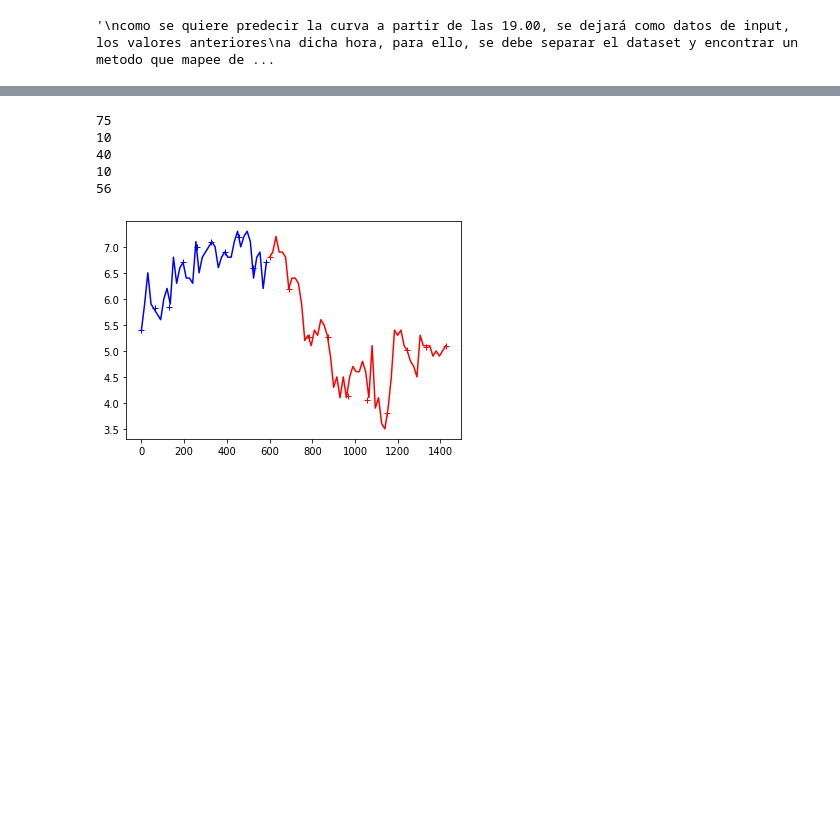
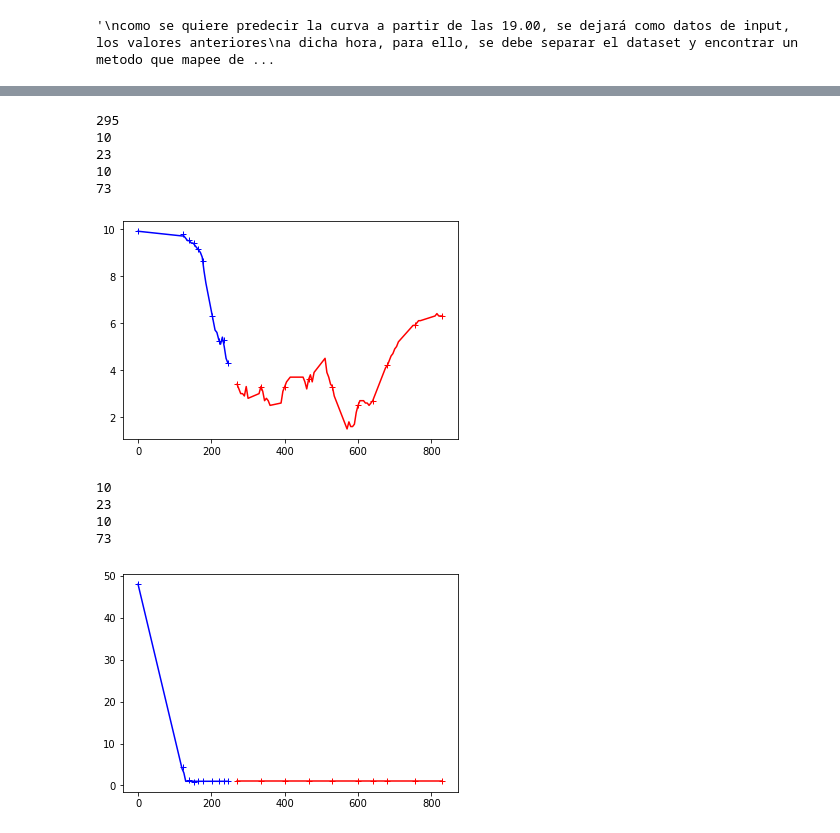
Before and after one commit to frmunozz/AGRIMED, a Jupyter notebook: notebooks/regresor_mlp_mm.ipynb, the cells around one changed output, grey strips where cells are left out. Cells and saved outputs as stored; diff of their text form; code cells hidden in the pictures; blank space fills up the shorter version.

```diff
--- a/notebooks/regresor_mlp_mm.ipynb
+++ b/notebooks/regresor_mlp_mm.ipynb
@@ -488,0 +292,8 @@ plt.hist(aux)
+# %%
+aux = []
+# for x in range(len(df)):
+for x in df.index:
+    aux.append(suavidad_de_curva(df['RadS'][x], epsilon=20, limite=10))
+print('cantidad de dias que se creen despejados: ', sum(aux))
+df['Suave'] = aux
+# df.head()
@@ -512,7 +411,7 @@ RADS_OUT = []
 TIEM_OUT = []
 # %%
 # recorrer dia a dia
-for x in range(len(df)):
+for x in df.index:
     temp_inp = []
     patm_inp = []
     hume_inp = []
@@ -527,7 +426,7 @@ for x in range(len(df)):
 # recorrer arreglo de Tiem para ver horas
     inicio = df['Tiem'][x][0]
     for i, h in enumerate(df['Tiem'][x]):
-        if h < time(19) and h >= inicio:
+        if h < time(20) and h >= inicio:
 # despues de las 19.00 es el output deseado, en la temperatura
             temp_inp.append(df['Temp'][x][i])
             patm_inp.append(df['PAtm'][x][i])
@@ -577,11 +488,11 @@ df.head()
 # %%
-x = 30
-plt.plot(df['Tiem_inp'][x], df['Temp_inp'][x], '.', label='inp')
-plt.plot(df['Tiem_out'][x], df['Temp_out'][x], '.', label='out')
-plt.legend()
-plt.show()
-# x = 2
+# x = 30
 # plt.plot(df['Tiem_inp'][x], df['Temp_inp'][x], '.', label='inp')
+# plt.plot(df['Tiem_out'][x], df['Temp_out'][x], '.', label='out')
+# plt.legend()
+# plt.show()
+# # x = 2
+# plt.plot(df['Tiem_inp'][x], df['RadS_inp'][x], '.', label='inp')
 # plt.plot(df['Tiem_out'][x], df['RadS_out'][x], '.', label='out')
 # plt.legend()
 # plt.show()
@@ -593,7 +502,8 @@ TIEMPO_INP = []
 TIEMPO_OUT = []
 
 # recorrer hora e ir sumando a medida que el tiempo pase
-for x in range(len(df)):
+# for x in range(len(df)):
+for x in df.index:
     hora = df['Tiem_inp'][x][0]
     anterior = hora.hour * 60 + hora.minute
     suma = 0
@@ -656,24 +568,39 @@ def interpolar(serie, n_puntos):
     return y_pred
 # %%
 print(len(df))
-x = 45
+x = df.index[45]
 n = 10
 plt.plot(interpolar(df['tabs_inp'][x], n), interpolar(df['Temp_inp'][x], n), '+b')
 print(len(interpolar(df['Temp_inp'][x], n)))
 plt.plot(df['tabs_inp'][x], df['Temp_inp'][x], 'b')
 print(len(df['Temp_inp'][x]))
 
 plt.plot(interpolar(df['tabs_out'][x], n), interpolar(df['Temp_out'][x], n), '+r')
 print(len(interpolar(df['Temp_out'][x], n)))
 plt.plot(df['tabs_out'][x], df['Temp_out'][x], 'r')
-print(len(df['Temp_out'][x]))
+print(len(df['Temp_out'][x])), plt.show()
+
+plt.plot(interpolar(df['tabs_inp'][x], n), interpolar(df['RadS_inp'][x], n), '+b')
+print(len(interpolar(df['RadS_inp'][x], n)))
+plt.plot(df['tabs_inp'][x], df['RadS_inp'][x], 'b')
+print(len(df['RadS_inp'][x]))
+
+plt.plot(interpolar(df['tabs_out'][x], n), interpolar(df['RadS_out'][x], n), '+r')
+print(len(interpolar(df['RadS_out'][x], n)))
+plt.plot(df['tabs_out'][x], df['RadS_out'][x], 'r')
+print(len(df['RadS_out'][x]))
 # %% [output]
-75
+295
 10
-40
+23
 10
-56
+73
-[figure, old version]
+[figure, new version]
+10
+23
+10
+73
+[figure, added]
 # %%
 TEMP_INP_in = []
 PATM_INP_in = []
```
Also changed, not shown: parts of 70 cells of this notebook.
